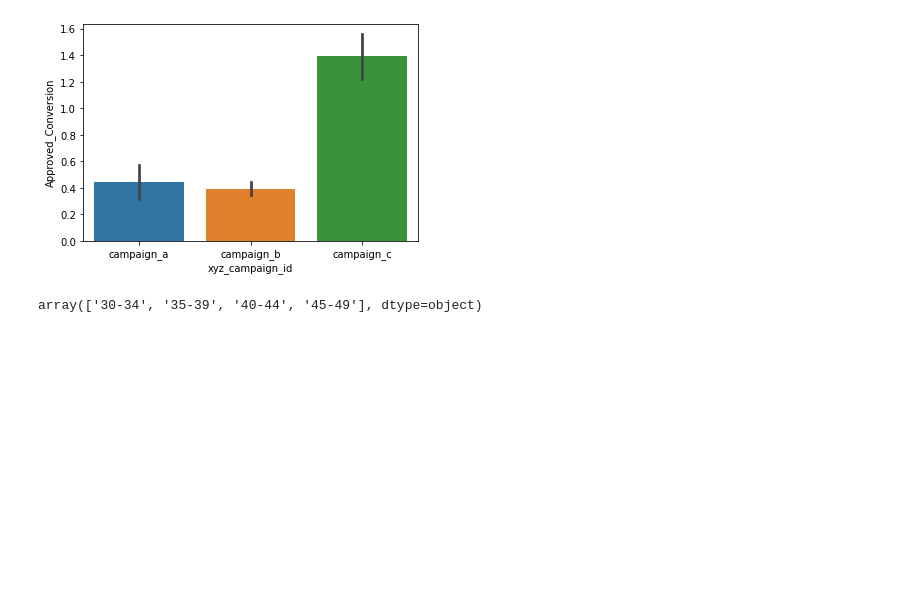
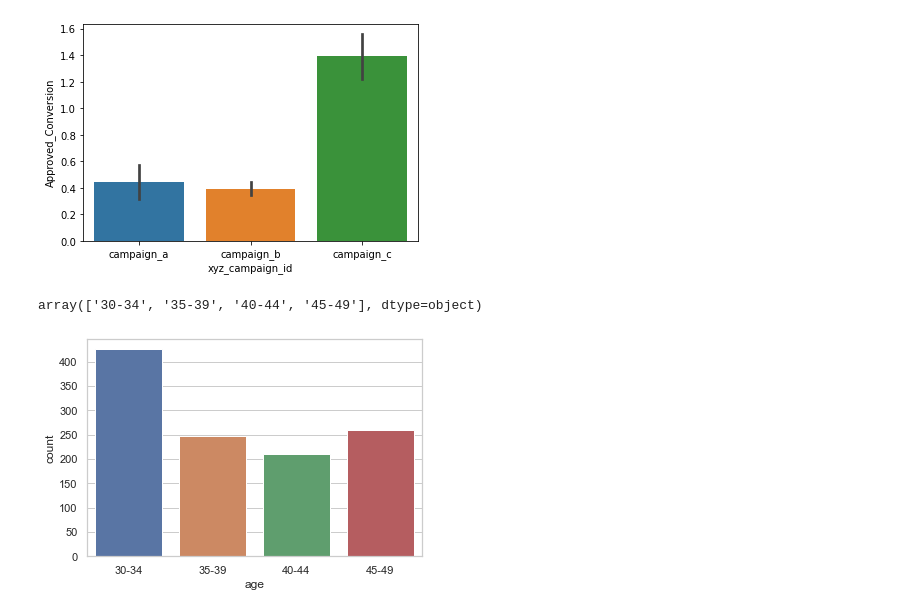
Before and after one commit to ojjy/datascience, a Jupyter notebook: ads/ads.ipynb, the cells around one changed output. Drawn from its saved outputs; the diff is of its cells as text; code cells hidden in the pictures; blank space fills up the shorter version.

```diff
--- a/ads/ads.ipynb
+++ b/ads/ads.ipynb
@@ -216,3 +216,9 @@ sns.barplot(x="xyz_campaign_id", y="Approved_Conversion", data=df)
 df['age'].unique()
 # %% [output]
 array(['30-34', '35-39', '40-44', '45-49'], dtype=object)
+# %%
+sns.set(style="whitegrid")
+sns.countplot(x='age', data=df)
+plt.show()
+# %% [output]
+[figure, added]
```
Also changed, not shown: parts of 12 cells of this notebook.
